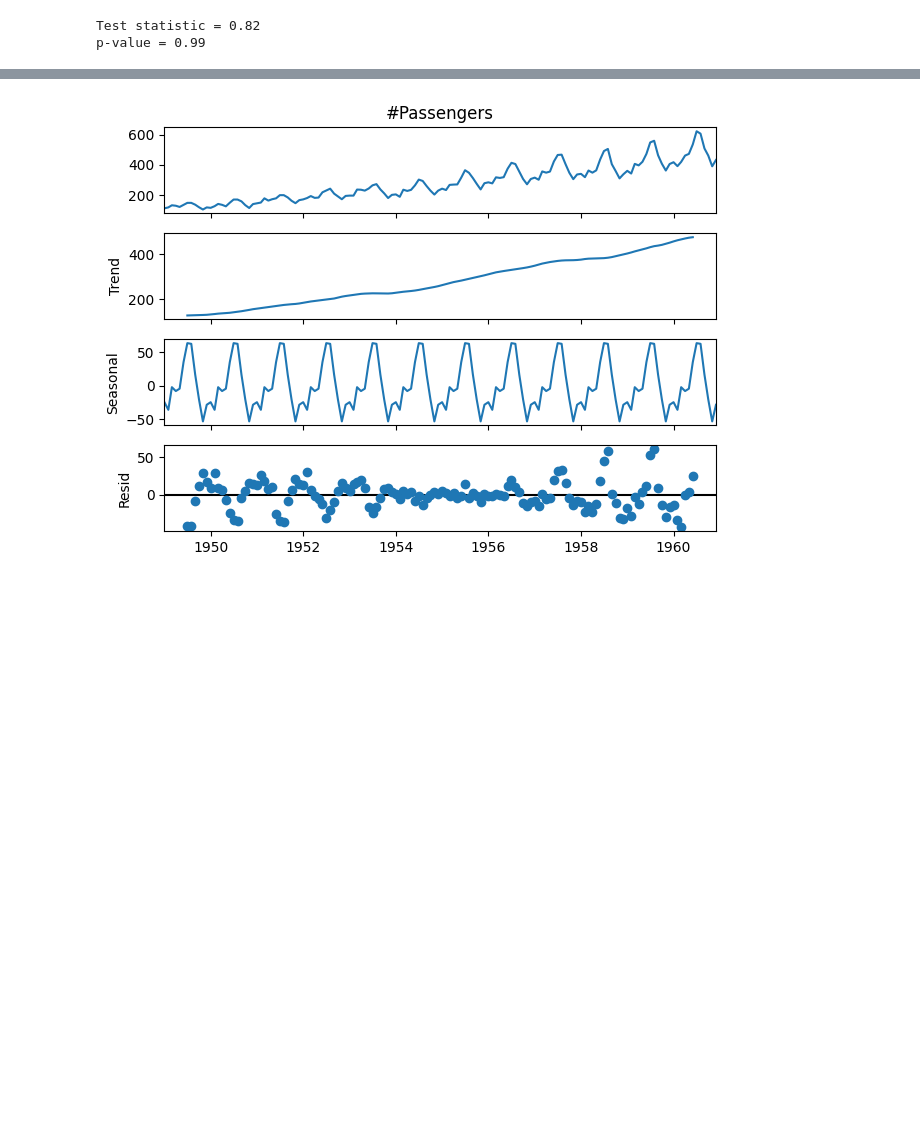
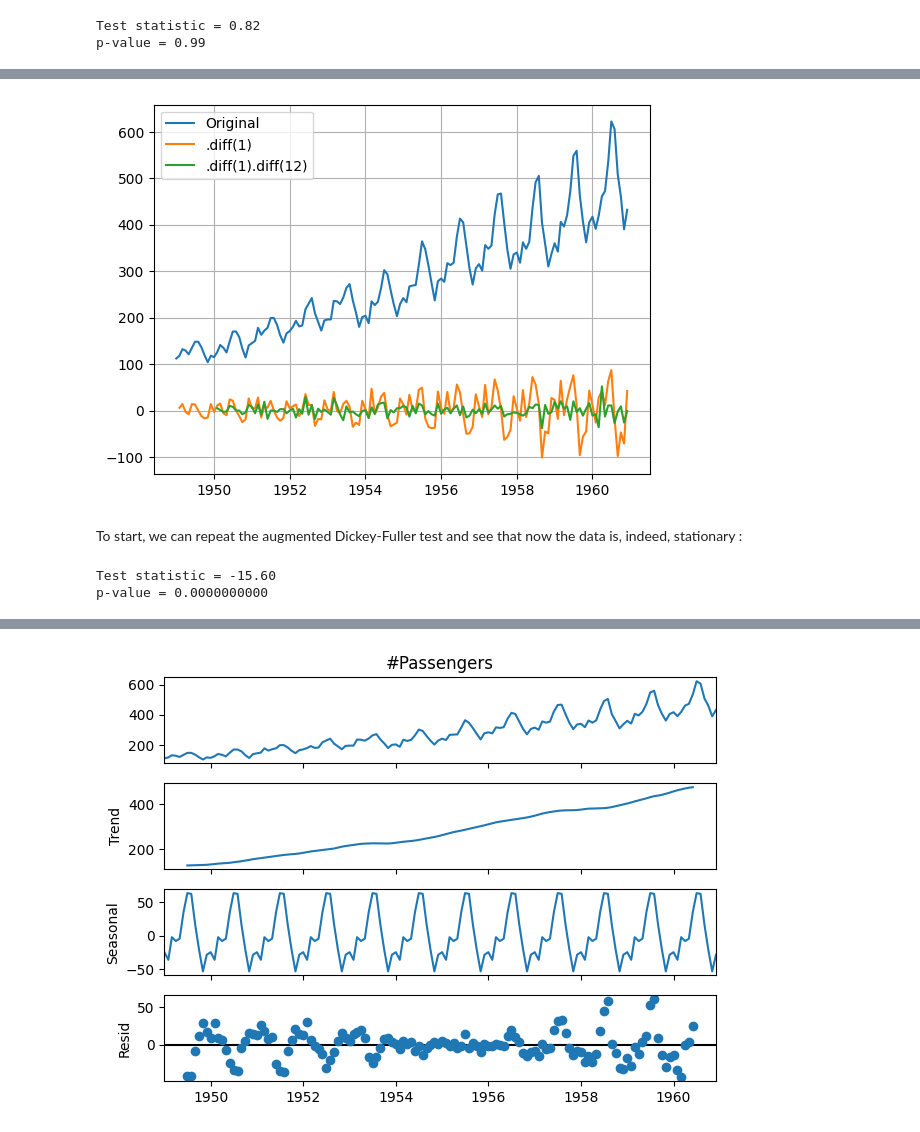
Before and after one commit to mlopez13/tsa_air_passengers, a Jupyter notebook: n1_eda.ipynb, the cells around one changed output, grey strips where cells are left out. Cells and saved outputs as stored; diff of their text form; code cells hidden in the pictures; blank space fills up the shorter version.

```diff
--- a/n1_eda.ipynb
+++ b/n1_eda.ipynb
@@ -159,0 +162,20 @@ One Year Lag:  0.9905273692085446
+# %%
+plt.plot(df, label='Original')
+plt.plot(df.diff(1), label='.diff(1)')
+plt.plot(df.diff(1).diff(12), label='.diff(1).diff(12)')
+plt.grid()
+plt.legend()
+plt.show()
+# %% [output]
+[figure, added]
+# %% [markdown]
+To start, we can repeat the augmented Dickey-Fuller test and see that now the data is, indeed, stationary :
+# %%
+df_stationary = df.diff(1).diff(12).dropna()
+
+adft = adfuller(df_stationary, autolag='AIC')
+print(f'Test statistic = {adft[0]:.2f}')
+print(f'p-value = {adft[1]:.10f}')
+# %% [output]
+Test statistic = -15.60
+p-value = 0.0000000000
```
Also changed, not shown: parts of 11 cells of this notebook, 6 other files.
